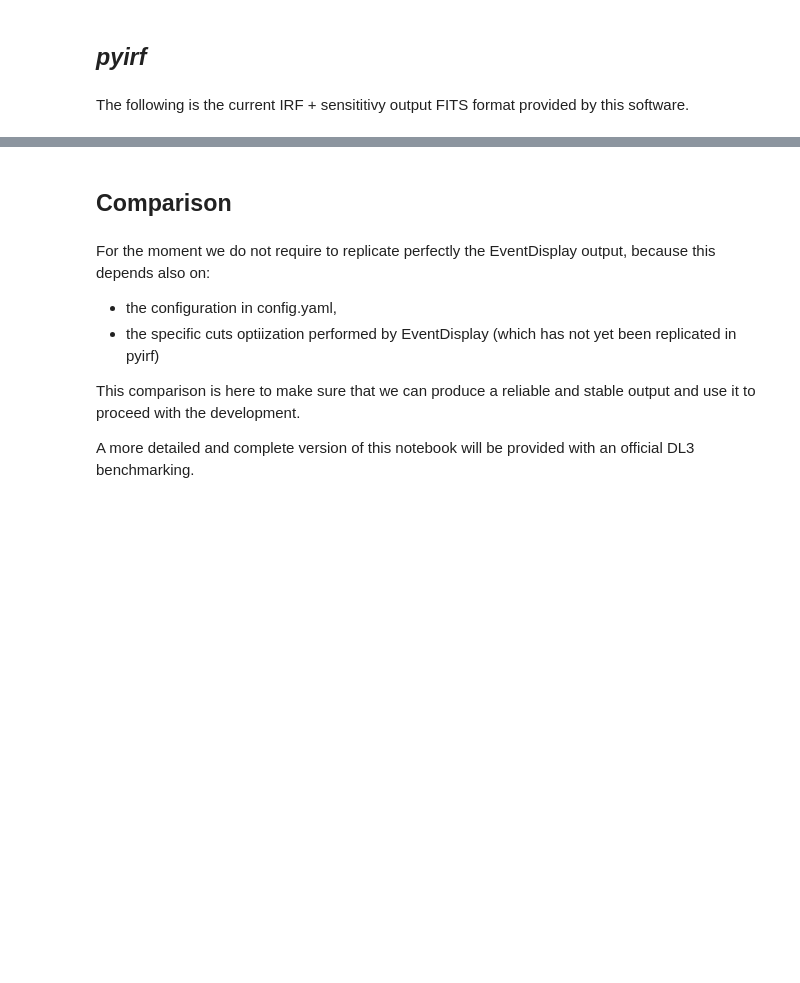
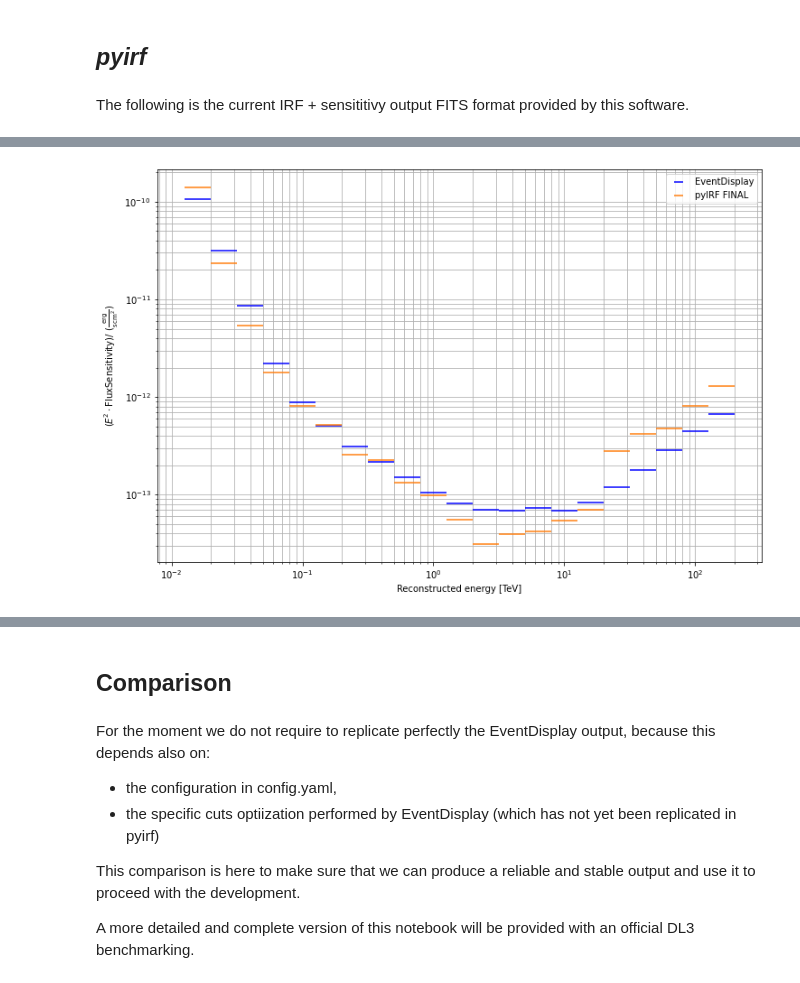
Before and after one commit to cta-observatory/pyirf, a Jupyter notebook: notebooks/comparison_with_EventDisplay.ipynb, the cells around one changed output, grey strips where cells are left out. Saved outputs shown, nothing was run; the diff lists cells and outputs as text; code cells hidden in the pictures; blank space fills up the shorter version.

```diff
--- a/notebooks/comparison_with_EventDisplay.ipynb
+++ b/notebooks/comparison_with_EventDisplay.ipynb
@@ -62,10 +60,10 @@ The input data provided by _EventDisplay_ is stored in _ROOT_ format, so _uproot
 # %%
 # Path of EventDisplay IRF data in the user's local setup
 # Please, empty the indir_EventDisplay variable before pushing to the repo
-indir_EventDisplay = ""
+indir_EventDisplay = "../../data/event_display_irfs/data/WPPhys201890925LongObs/"
 infile_EventDisplay = "DESY.d20180113.V3.ID0_180degNIM2LST4MST4SST4SCMST4.prod3b-paranal20degs05b-NN.S.3HB9-FD.180000s.root"
 
-input_EventDisplay = uproot.open(f'{indir_EventDisplay}/{infile_EventDisplay}')
+irf_eventdisplay = uproot.open(os.path.join(indir_EventDisplay, infile_EventDisplay))
 # %%
 # Contents of the ROOT file
 # input_EventDisplay.keys()
@@ -110,0 +81,4 @@ To produce the following plots I use a mix of these two approaches as example, b
+# %%
+# remove under/overflow bin
+sensitivity = QTable.read('../sensitivity.fits.gz', hdu='SENSITIVITY')[1:-1]
+sensitivity_step_2 = QTable.read('../sensitivity.fits.gz', hdu='SENSITIVITY_STEP_2')[1:-1]
@@ -110,0 +108,55 @@ To produce the following plots I use a mix of these two approaches as example, b
+# %%
+plt.figure(figsize=(12,8))
+
+# Data
+h = irf_eventdisplay["DiffSens"]
+
+#x = np.asarray([(x_bin[1]+x_bin[0])/2. for x_bin in h.allbins[2:-1]])
+bins = 10**h.edges
+x = 0.5 * (bins[:-1] + bins[1:])
+width = np.diff(bins)
+y = h.values
+
+# Plot function
+plt.errorbar(
+    x,
+    y,
+    xerr=width/2,
+    yerr=None,
+    label="EventDisplay",
+    ecolor = "blue",
+    ls=''
+)
+
+unit = u.Unit('erg cm-2 s-1')
+
+sensitivities = {
+    'pyIRF FINAL': sensitivity,
+    # 'pyIRF after first theta cuts': sensitivity_step_2,
+}
+
+for label, sens in sensitivities.items():
+    e = sens['reco_energy_center']
+    s = (e**2 * sens['flux_sensitivity'])
+
+    plt.errorbar(
+        e.to_value(u.TeV),
+        s.to_value(unit),
+        xerr=(sens['reco_energy_high'] - sens['reco_energy_low']).to_value(u.TeV) / 2,
+        ls='',
+        label=label
+    )
+
+
+
+# Style settings
+plt.xscale("log")
+plt.yscale("log")
+plt.xlabel("Reconstructed energy [TeV]")
+plt.ylabel(rf"$(E^2 \cdot \mathrm{{Flux Sensitivity}}) /$ ({unit.to_string('latex')})")
+plt.grid(which="both")
+
+plt.legend(loc="best")
+plt.savefig('/home/maxnoe/pyirf_sensitivity.png', dpi=300)
+# %% [output]
+[figure, added]
```
Also changed, not shown: parts of 20 cells of this notebook, 2 other files.
